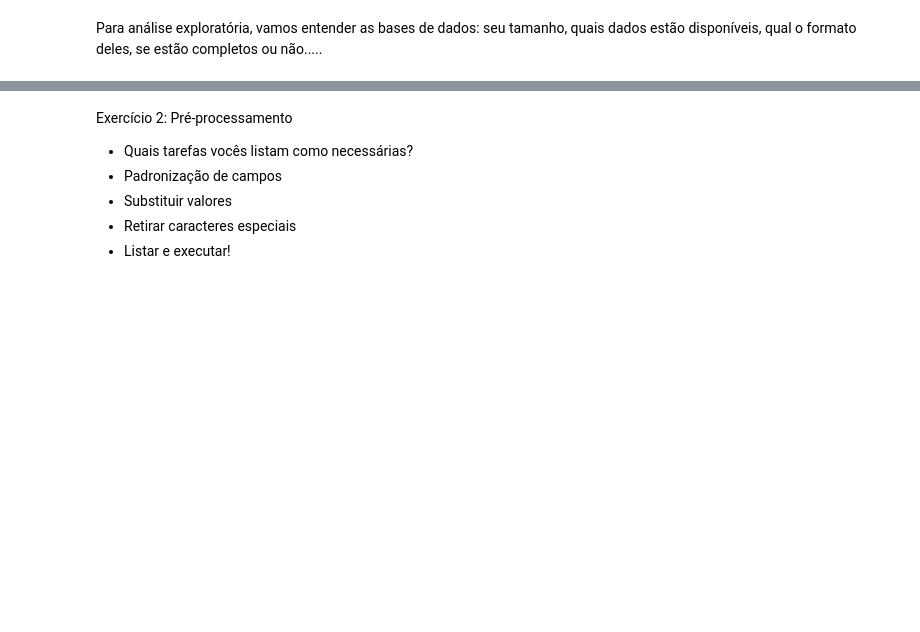
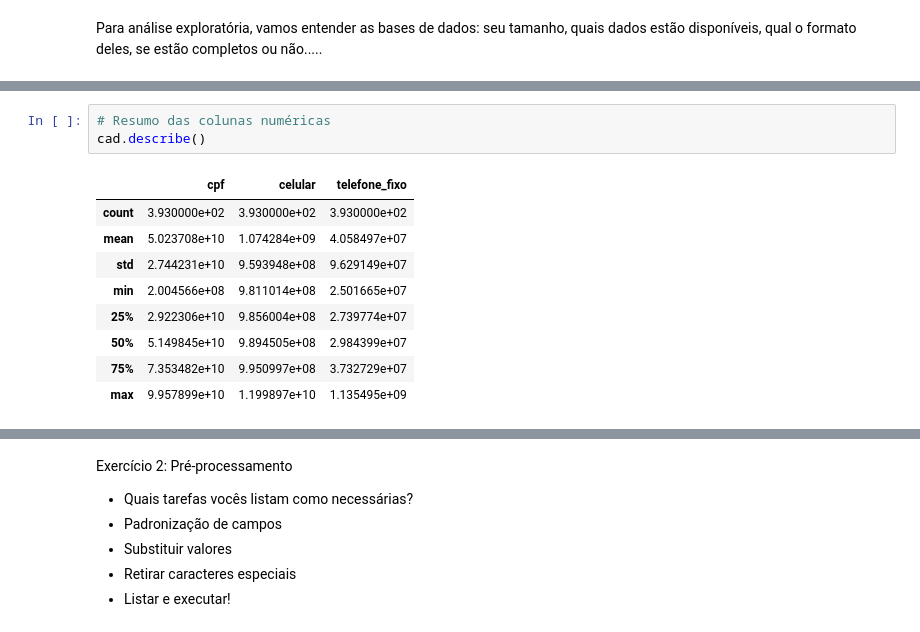
Before and after one commit to anablima/MBA_DataEngineer, a Jupyter notebook: Bootcamp_Data_Engineering_Exercicios.ipynb, the cells around one changed output, grey strips where cells are left out. Saved outputs shown, nothing was run; the diff lists cells and outputs as text; blank space fills up the shorter version.

```diff
--- a/Bootcamp_Data_Engineering_Exercicios.ipynb
+++ b/Bootcamp_Data_Engineering_Exercicios.ipynb
@@ -28,0 +68,13 @@ Para análise exploratória, vamos entender as bases de dados: seu tamanho, quai
+# %%
+# Resumo das colunas numéricas
+cad.describe()
+# %% [output]
+|  | cpf | celular | telefone_fixo |
+| count | 3.930000e+02 | 3.930000e+02 | 3.930000e+02 |
+| mean | 5.023708e+10 | 1.074284e+09 | 4.058497e+07 |
+| std | 2.744231e+10 | 9.593948e+08 | 9.629149e+07 |
+| min | 2.004566e+08 | 9.811014e+08 | 2.501665e+07 |
+| 25% | 2.922306e+10 | 9.856004e+08 | 2.739774e+07 |
+| 50% | 5.149845e+10 | 9.894505e+08 | 2.984399e+07 |
+| 75% | 7.353482e+10 | 9.950997e+08 | 3.732729e+07 |
+| max | 9.957899e+10 | 1.199897e+10 | 1.135495e+09 |
```
Also changed, not shown: parts of 12 cells of this notebook.
